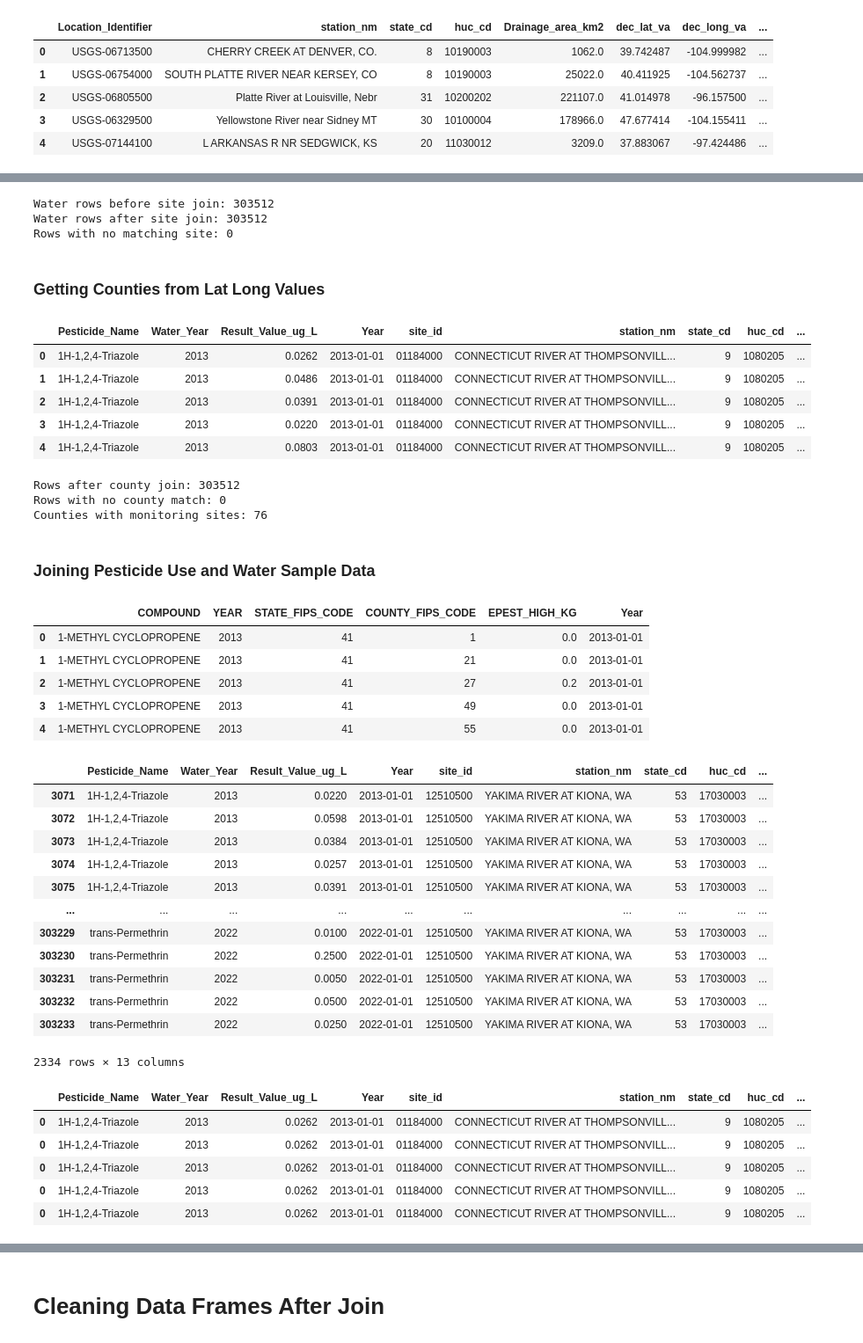
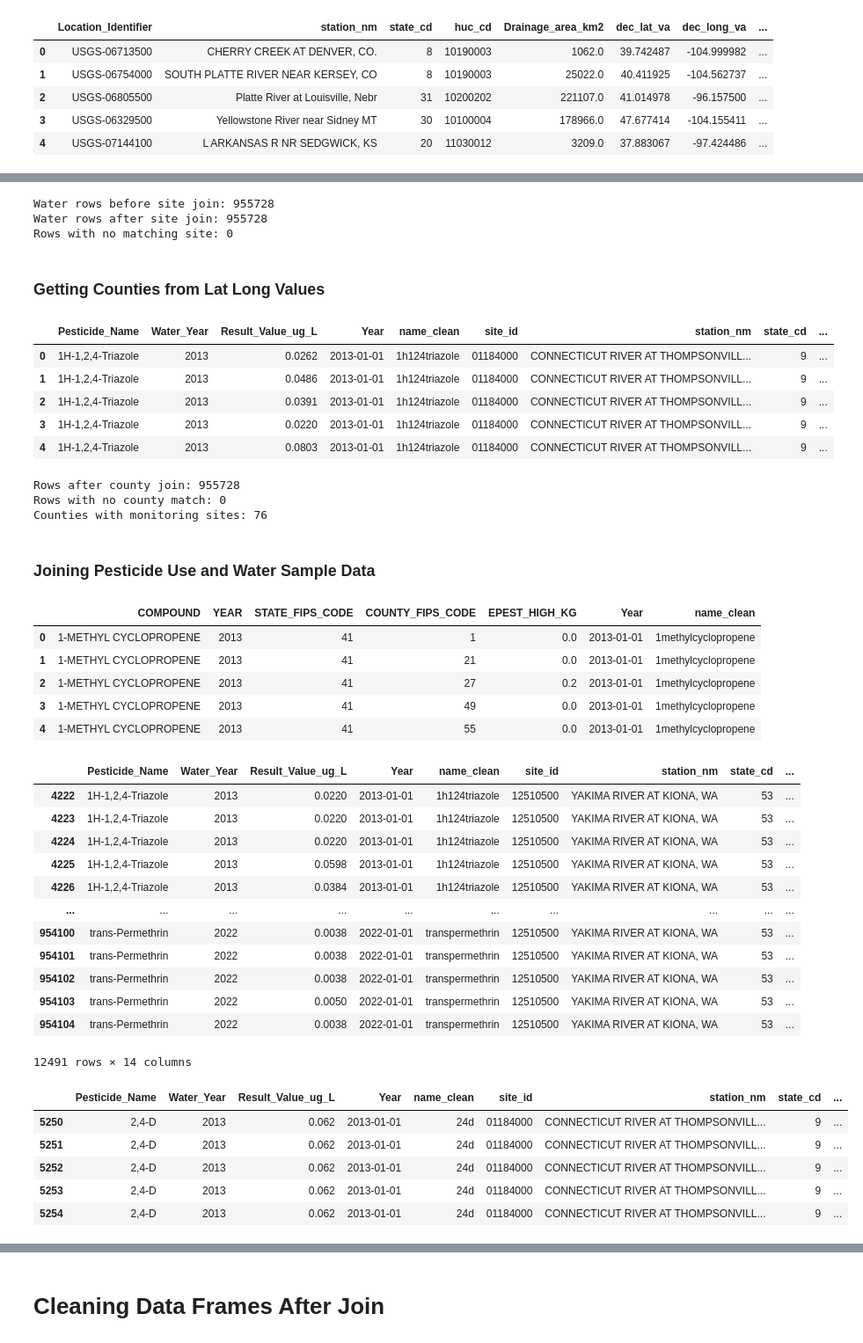
Before and after one commit to peytonrsmith/PerryLavinderSmith, a Jupyter notebook: Scripts/Ecotox_NEW.ipynb, the cells around one changed output, grey strips where cells are left out. Shown at 88% size. Drawn from its saved outputs; the diff is of its cells as text; code cells hidden in the pictures.

Commit message:
join on compound name

```diff
--- a/Scripts/Ecotox_NEW.ipynb
+++ b/Scripts/Ecotox_NEW.ipynb
@@ -280,5 +281,9 @@ site_info["state_cd"] = site_info["state_cd"].astype("category")
 def clean_name(s):
     return re.sub(r"[^a-z0-9]", "", str(s).lower())
+# %%
+# Running Data Through Function
+pest_use["name_clean"]   = pest_use["COMPOUND"].map(clean_name)
+pest_water["name_clean"] = pest_water["Pesticide_Name"].map(clean_name)
 # %% [markdown]
 # Joining Data Frames
 # %% [markdown]
@@ -330,8 +335,8 @@ print('Water rows before site join:', len(pest_water))
 print('Water rows after site join:', len(pest_water_loc))
 print('Rows with no matching site:', pest_water_loc['station_nm'].isna().sum())
 # %% [output]
-Water rows before site join: 303512
-Water rows after site join: 303512
+Water rows before site join: 955728
+Water rows after site join: 955728
 Rows with no matching site: 0
 # %% [markdown]
 ### Getting Counties from Lat Long Values
@@ -357,19 +362,19 @@ pest_water_loc = (
 
 pest_water_loc.head()
 # %% [output]
-|  | Pesticide_Name | Water_Year | Result_Value_ug_L | Year | site_id | station_nm | state_cd | huc_cd | ... |
-| 0 | 1H-1,2,4-Triazole | 2013 | 0.0262 | 2013-01-01 | 01184000 | CONNECTICUT RIVER AT THOMPSONVILL... | 9 | 1080205 | ... |
-| 1 | 1H-1,2,4-Triazole | 2013 | 0.0486 | 2013-01-01 | 01184000 | CONNECTICUT RIVER AT THOMPSONVILL... | 9 | 1080205 | ... |
-| 2 | 1H-1,2,4-Triazole | 2013 | 0.0391 | 2013-01-01 | 01184000 | CONNECTICUT RIVER AT THOMPSONVILL... | 9 | 1080205 | ... |
-| 3 | 1H-1,2,4-Triazole | 2013 | 0.0220 | 2013-01-01 | 01184000 | CONNECTICUT RIVER AT THOMPSONVILL... | 9 | 1080205 | ... |
-| 4 | 1H-1,2,4-Triazole | 2013 | 0.0803 | 2013-01-01 | 01184000 | CONNECTICUT RIVER AT THOMPSONVILL... | 9 | 1080205 | ... |
+|  | Pesticide_Name | Water_Year | Result_Value_ug_L | Year | name_clean | site_id | station_nm | state_cd | ... |
+| 0 | 1H-1,2,4-Triazole | 2013 | 0.0262 | 2013-01-01 | 1h124triazole | 01184000 | CONNECTICUT RIVER AT THOMPSONVILL... | 9 | ... |
+| 1 | 1H-1,2,4-Triazole | 2013 | 0.0486 | 2013-01-01 | 1h124triazole | 01184000 | CONNECTICUT RIVER AT THOMPSONVILL... | 9 | ... |
+| 2 | 1H-1,2,4-Triazole | 2013 | 0.0391 | 2013-01-01 | 1h124triazole | 01184000 | CONNECTICUT RIVER AT THOMPSONVILL... | 9 | ... |
+| 3 | 1H-1,2,4-Triazole | 2013 | 0.0220 | 2013-01-01 | 1h124triazole | 01184000 | CONNECTICUT RIVER AT THOMPSONVILL... | 9 | ... |
+| 4 | 1H-1,2,4-Triazole | 2013 | 0.0803 | 2013-01-01 | 1h124triazole | 01184000 | CONNECTICUT RIVER AT THOMPSONVILL... | 9 | ... |
 # %%
 # County spatial join check
 print('Rows after county join:', len(pest_water_loc))
 print('Rows with no county match:', pest_water_loc['county_fips'].isna().sum())
 print('Counties with monitoring sites:', pest_water_loc['county_fips'].nunique())
 # %% [output]
-Rows after county join: 303512
+Rows after county join: 955728
 Rows with no county match: 0
 Counties with monitoring sites: 76
 # %% [markdown]
@@ -377,12 +382,12 @@ Counties with monitoring sites: 76
 # %%
 pest_use.head()
 # %% [output]
-|  | COMPOUND | YEAR | STATE_FIPS_CODE | COUNTY_FIPS_CODE | EPEST_HIGH_KG | Year |
-| 0 | 1-METHYL CYCLOPROPENE | 2013 | 41 | 1 | 0.0 | 2013-01-01 |
-| 1 | 1-METHYL CYCLOPROPENE | 2013 | 41 | 21 | 0.0 | 2013-01-01 |
-| 2 | 1-METHYL CYCLOPROPENE | 2013 | 41 | 27 | 0.2 | 2013-01-01 |
-| 3 | 1-METHYL CYCLOPROPENE | 2013 | 41 | 49 | 0.0 | 2013-01-01 |
-| 4 | 1-METHYL CYCLOPROPENE | 2013 | 41 | 55 | 0.0 | 2013-01-01 |
+|  | COMPOUND | YEAR | STATE_FIPS_CODE | COUNTY_FIPS_CODE | EPEST_HIGH_KG | Year | name_clean |
+| 0 | 1-METHYL CYCLOPROPENE | 2013 | 41 | 1 | 0.0 | 2013-01-01 | 1methylcyclopropene |
+| 1 | 1-METHYL CYCLOPROPENE | 2013 | 41 | 21 | 0.0 | 2013-01-01 | 1methylcyclopropene |
+| 2 | 1-METHYL CYCLOPROPENE | 2013 | 41 | 27 | 0.2 | 2013-01-01 | 1methylcyclopropene |
+| 3 | 1-METHYL CYCLOPROPENE | 2013 | 41 | 49 | 0.0 | 2013-01-01 | 1methylcyclopropene |
+| 4 | 1-METHYL CYCLOPROPENE | 2013 | 41 | 55 | 0.0 | 2013-01-01 | 1methylcyclopropene |
 # %%
 pest_use['STATE_FIPS_CODE']=pest_use['STATE_FIPS_CODE'].astype(str)
 pest_use['COUNTY_FIPS_CODE']=pest_use['COUNTY_FIPS_CODE'].astype(str)
@@ -403,42 +408,42 @@ pest_use['county_fips'] = pest_use['county_fips'].astype(int).apply(add_zero)
 pest_use['county_fips'].head(20)
 pest_water_loc[pest_water_loc['county_fips'] == '53005']
 # %% [output]
-|  | Pesticide_Name | Water_Year | Result_Value_ug_L | Year | site_id | station_nm | state_cd | huc_cd | ... |
-| 3071 | 1H-1,2,4-Triazole | 2013 | 0.0220 | 2013-01-01 | 12510500 | YAKIMA RIVER AT KIONA, WA | 53 | 17030003 | ... |
-| 3072 | 1H-1,2,4-Triazole | 2013 | 0.0598 | 2013-01-01 | 12510500 | YAKIMA RIVER AT KIONA, WA | 53 | 17030003 | ... |
-| 3073 | 1H-1,2,4-Triazole | 2013 | 0.0384 | 2013-01-01 | 12510500 | YAKIMA RIVER AT KIONA, WA | 53 | 17030003 | ... |
-| 3074 | 1H-1,2,4-Triazole | 2013 | 0.0257 | 2013-01-01 | 12510500 | YAKIMA RIVER AT KIONA, WA | 53 | 17030003 | ... |
-| 3075 | 1H-1,2,4-Triazole | 2013 | 0.0391 | 2013-01-01 | 12510500 | YAKIMA RIVER AT KIONA, WA | 53 | 17030003 | ... |
+|  | Pesticide_Name | Water_Year | Result_Value_ug_L | Year | name_clean | site_id | station_nm | state_cd | ... |
+| 4222 | 1H-1,2,4-Triazole | 2013 | 0.0220 | 2013-01-01 | 1h124triazole | 12510500 | YAKIMA RIVER AT KIONA, WA | 53 | ... |
+| 4223 | 1H-1,2,4-Triazole | 2013 | 0.0220 | 2013-01-01 | 1h124triazole | 12510500 | YAKIMA RIVER AT KIONA, WA | 53 | ... |
+| 4224 | 1H-1,2,4-Triazole | 2013 | 0.0220 | 2013-01-01 | 1h124triazole | 12510500 | YAKIMA RIVER AT KIONA, WA | 53 | ... |
+| 4225 | 1H-1,2,4-Triazole | 2013 | 0.0598 | 2013-01-01 | 1h124triazole | 12510500 | YAKIMA RIVER AT KIONA, WA | 53 | ... |
+| 4226 | 1H-1,2,4-Triazole | 2013 | 0.0384 | 2013-01-01 | 1h124triazole | 12510500 | YAKIMA RIVER AT KIONA, WA | 53 | ... |
 | ... | ... | ... | ... | ... | ... | ... | ... | ... | ... |
-| 303229 | trans-Permethrin | 2022 | 0.0100 | 2022-01-01 | 12510500 | YAKIMA RIVER AT KIONA, WA | 53 | 17030003 | ... |
-| 303230 | trans-Permethrin | 2022 | 0.2500 | 2022-01-01 | 12510500 | YAKIMA RIVER AT KIONA, WA | 53 | 17030003 | ... |
-| 303231 | trans-Permethrin | 2022 | 0.0050 | 2022-01-01 | 12510500 | YAKIMA RIVER AT KIONA, WA | 53 | 17030003 | ... |
-| 303232 | trans-Permethrin | 2022 | 0.0500 | 2022-01-01 | 12510500 | YAKIMA RIVER AT KIONA, WA | 53 | 17030003 | ... |
-| 303233 | trans-Permethrin | 2022 | 0.0250 | 2022-01-01 | 12510500 | YAKIMA RIVER AT KIONA, WA | 53 | 17030003 | ... |
+| 954100 | trans-Permethrin | 2022 | 0.0038 | 2022-01-01 | transpermethrin | 12510500 | YAKIMA RIVER AT KIONA, WA | 53 | ... |
+| 954101 | trans-Permethrin | 2022 | 0.0038 | 2022-01-01 | transpermethrin | 12510500 | YAKIMA RIVER AT KIONA, WA | 53 | ... |
+| 954102 | trans-Permethrin | 2022 | 0.0038 | 2022-01-01 | transpermethrin | 12510500 | YAKIMA RIVER AT KIONA, WA | 53 | ... |
+| 954103 | trans-Permethrin | 2022 | 0.0050 | 2022-01-01 | transpermethrin | 12510500 | YAKIMA RIVER AT KIONA, WA | 53 | ... |
+| 954104 | trans-Permethrin | 2022 | 0.0038 | 2022-01-01 | transpermethrin | 12510500 | YAKIMA RIVER AT KIONA, WA | 53 | ... |
-2334 rows × 13 columns
+12491 rows × 14 columns
 # %%
 pest_water_loc['county_fips'] = pest_water_loc['county_fips'].astype(str)
 pest_use['county_fips'] = pest_use['county_fips'].astype(str)
 # %%
 #Join of all data
 pest_water_use = (
     pest_water_loc
     .join(
-        pest_use.set_index(['county_fips', 'Year']),
-        on=['county_fips', 'Year'],
+        pest_use.set_index(['county_fips', 'Year', 'name_clean']),
+        on=['county_fips', 'Year', 'name_clean'],
         how='inner',
         rsuffix='_use'
     )
 )
 
 pest_water_use.head()
 # %% [output]
-|  | Pesticide_Name | Water_Year | Result_Value_ug_L | Year | site_id | station_nm | state_cd | huc_cd | ... |
-| 0 | 1H-1,2,4-Triazole | 2013 | 0.0262 | 2013-01-01 | 01184000 | CONNECTICUT RIVER AT THOMPSONVILL... | 9 | 1080205 | ... |
-| 0 | 1H-1,2,4-Triazole | 2013 | 0.0262 | 2013-01-01 | 01184000 | CONNECTICUT RIVER AT THOMPSONVILL... | 9 | 1080205 | ... |
-| 0 | 1H-1,2,4-Triazole | 2013 | 0.0262 | 2013-01-01 | 01184000 | CONNECTICUT RIVER AT THOMPSONVILL... | 9 | 1080205 | ... |
-| 0 | 1H-1,2,4-Triazole | 2013 | 0.0262 | 2013-01-01 | 01184000 | CONNECTICUT RIVER AT THOMPSONVILL... | 9 | 1080205 | ... |
-| 0 | 1H-1,2,4-Triazole | 2013 | 0.0262 | 2013-01-01 | 01184000 | CONNECTICUT RIVER AT THOMPSONVILL... | 9 | 1080205 | ... |
+|  | Pesticide_Name | Water_Year | Result_Value_ug_L | Year | name_clean | site_id | station_nm | state_cd | ... |
+| 5250 | 2,4-D | 2013 | 0.062 | 2013-01-01 | 24d | 01184000 | CONNECTICUT RIVER AT THOMPSONVILL... | 9 | ... |
+| 5251 | 2,4-D | 2013 | 0.062 | 2013-01-01 | 24d | 01184000 | CONNECTICUT RIVER AT THOMPSONVILL... | 9 | ... |
+| 5252 | 2,4-D | 2013 | 0.062 | 2013-01-01 | 24d | 01184000 | CONNECTICUT RIVER AT THOMPSONVILL... | 9 | ... |
+| 5253 | 2,4-D | 2013 | 0.062 | 2013-01-01 | 24d | 01184000 | CONNECTICUT RIVER AT THOMPSONVILL... | 9 | ... |
+| 5254 | 2,4-D | 2013 | 0.062 | 2013-01-01 | 24d | 01184000 | CONNECTICUT RIVER AT THOMPSONVILL... | 9 | ... |
 # %%
 # Join Check
 print('Rows after big join:', len(pest_water_use))
```
Also changed, not shown: parts of 8 cells of this notebook.
